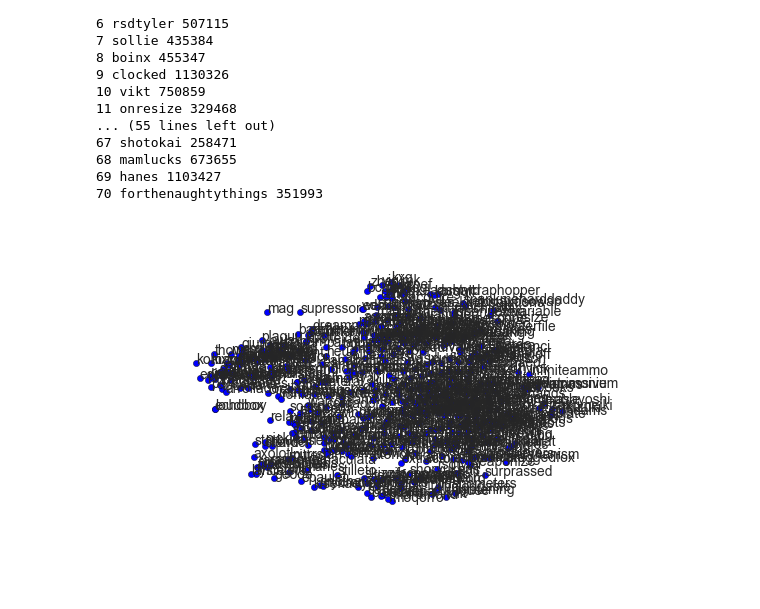
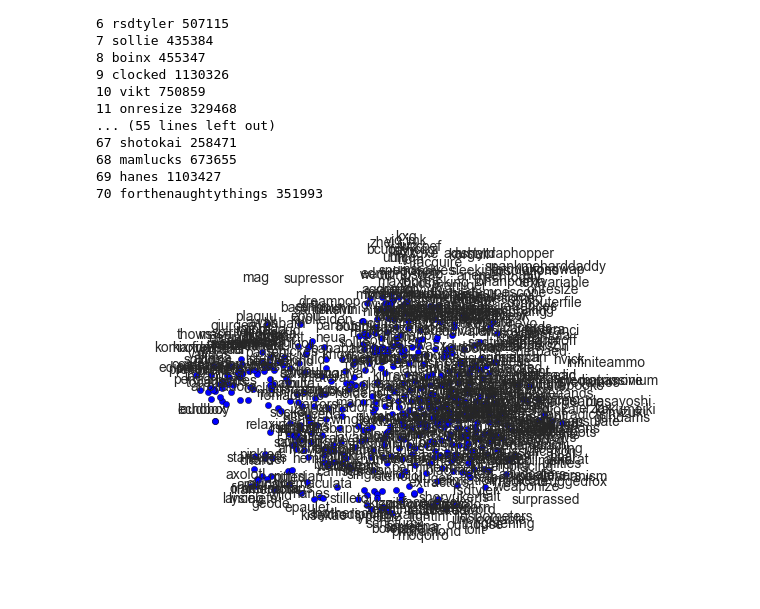
Before and after one commit to tazeek/BullyDetect, a Jupyter notebook: Python Notebooks/Word2Vec Evaluation.ipynb, the cells around one changed output. Saved outputs shown, nothing was run; the diff lists cells and outputs as text; code cells hidden in the pictures.

```diff
--- a/Python Notebooks/Word2Vec Evaluation.ipynb
+++ b/Python Notebooks/Word2Vec Evaluation.ipynb
@@ -153,23 +151,23 @@ def getEmbeddings():
 # %%
 # Display the graph in this cell
 
 # Get the feature vectors and respective words
 wv, vocabulary = getEmbeddings()
 
 # Initialize TSNE model
 tsne = TSNE(n_components=2, random_state=0)
 
 # Fit with first 500 words
 Y = tsne.fit_transform(wv[:500])
 
 # Use Scatterplot
 plt.scatter(Y[:, 0], Y[:, 1])
 
 # Initialize Points
 for label, x, y in zip(vocabulary, Y[:, 0], Y[:, 1]):
-    plt.annotate(label, xy=(x, y), xytext=(0, 0), textcoords='offset points')
+    plt.annotate(label, xy=(x, y), textcoords='offset points')
 
 plt.axis("off")
 plt.show()
 # %% [output]
-[figure, old version]
+[figure, new version]
```
Also changed, not shown: parts of 1 cell of this notebook.
